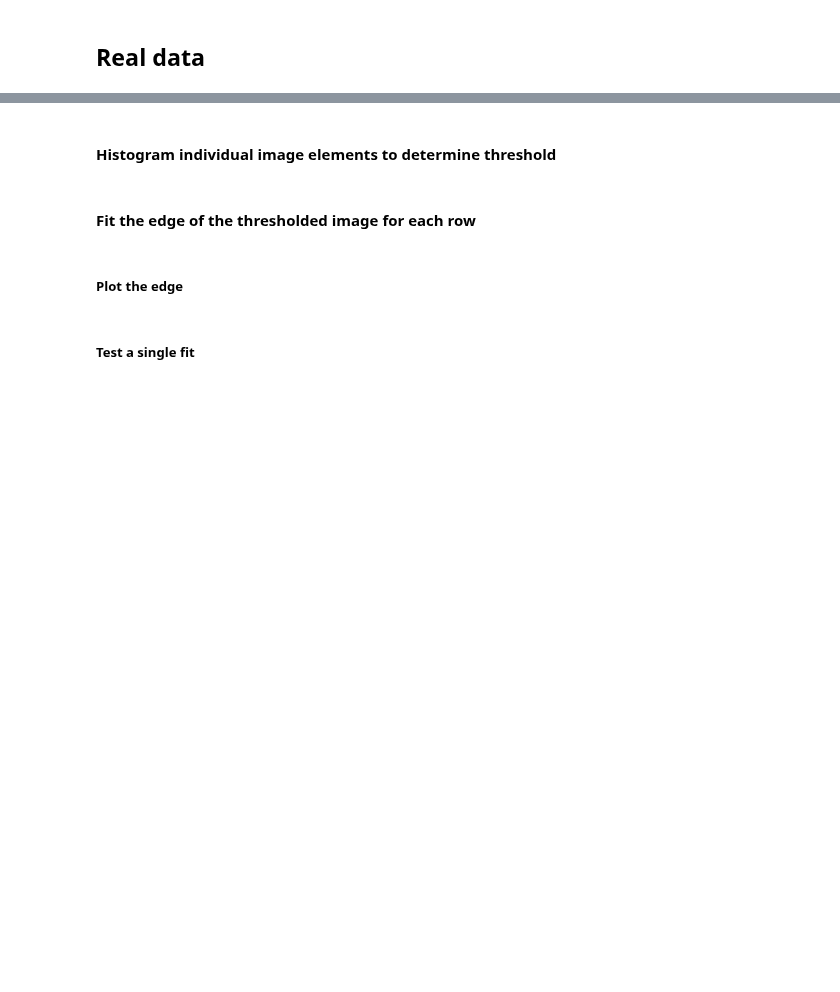
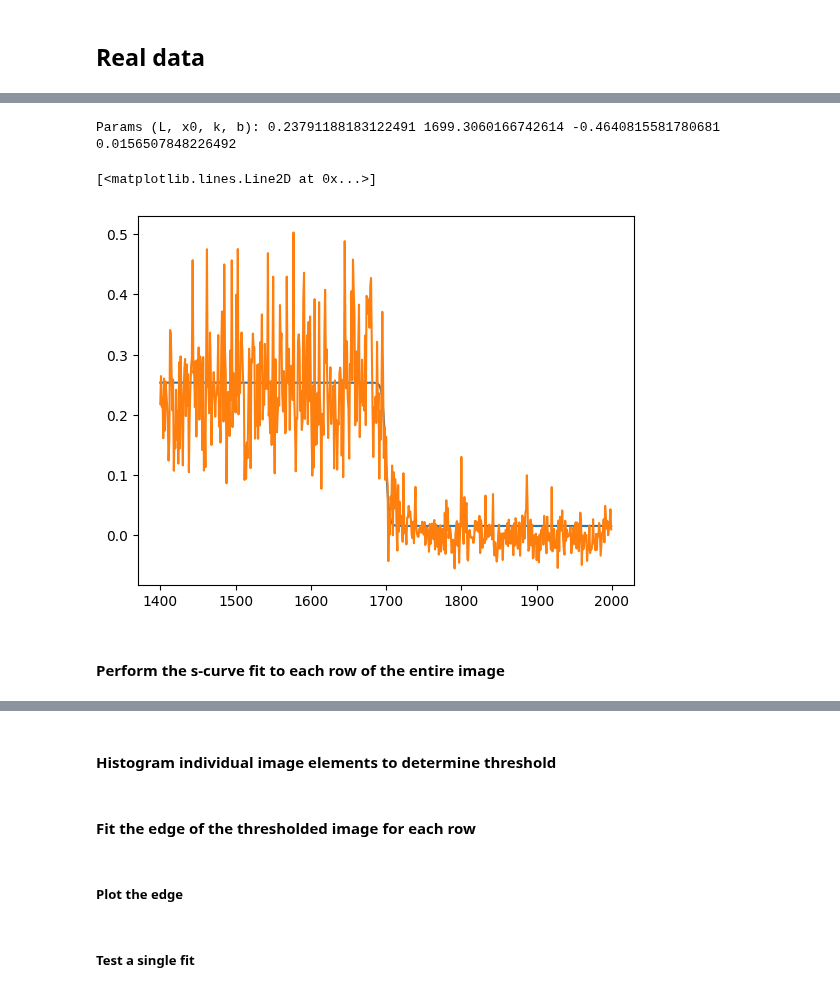
Before and after one commit to jerenner/emsim, a Jupyter notebook: notebooks/emsim_dataproc.ipynb, the cells around one changed output, grey strips where cells are left out. Drawn from its saved outputs; the diff is of its cells as text; code cells hidden in the pictures; blank space fills up the shorter version.

```diff
--- a/notebooks/emsim_dataproc.ipynb
+++ b/notebooks/emsim_dataproc.ipynb
@@ -24,0 +62,22 @@ from torch.autograd import Variable
+# %%
+def sigmoid(x, L ,x0, k, b):
+    y = L / (1 + np.exp(-k*(x-x0))) + b
+    return (y)
+
+# Fit an s-curve to the specified row in img,
+#  within a range of +/- rng centered upon x0.
+def fit_scurve(img,nrow,x0,rng=50):
+
+    # Choose the row, selecting elements (x0-rng):(x0+rng)
+    xmin = max(0,x0-rng)
+    xmax = min(img.shape[1],x0+rng)
+    ydata = img[xmin:xmax,nrow]
+    xdata = np.arange(xmin,xmax)
+
+    # Set an initial guess and perform the fit.
+    L0 = np.mean(ydata[ydata > np.mean(ydata)])
+    p0 = [L0, x0, -1, 0]
+    bounds = ((0.5*L0, xmin, -10, -0.2), (2*L0, xmax, 10, 0.2))
+    popt, pcov = curve_fit(sigmoid, xdata, ydata, p0, method='dogbox', bounds=bounds) #, bounds=((-max(ydata), x0-20, -np.inf, 0), (max(ydata), x0+20, np.inf, 200)))
+
+    return popt
@@ -24,0 +96,28 @@ from torch.autograd import Variable
+# %%
+nrow = 0
+baseline = np.average(summed_image[1800:,0])
+xmin = 1400
+xmax = 2000
+ydata = summed_image - baseline
+ydata /= np.max(ydata)
+xdata = np.arange(xmin,xmax)
+
+try:
+    popt = fit_scurve(ydata,nrow,1685,rng=100)
+except:
+    print("** Fit failed for row",nrow)
+    L,k,b = None,None,None
+    x0 = -1
+print("Params (L, x0, k, b):",*popt)
+
+x = np.linspace(xdata[0], xdata[-1], 1000)
+y = sigmoid(x, *popt)
+
+plt.plot(x,y, label='fit')
+plt.plot(xdata,ydata[xmin:xmax,nrow])
+# %% [output]
+Params (L, x0, k, b): 0.23791188183122491 1699.3060166742614 -0.4640815581780681 0.0156507848226492
+[<matplotlib.lines.Line2D at 0x...>]
+[figure, added]
+# %% [markdown]
+#### Perform the s-curve fit to each row of the entire image
```
Also changed, not shown: parts of 34 cells of this notebook, 1 other file.
